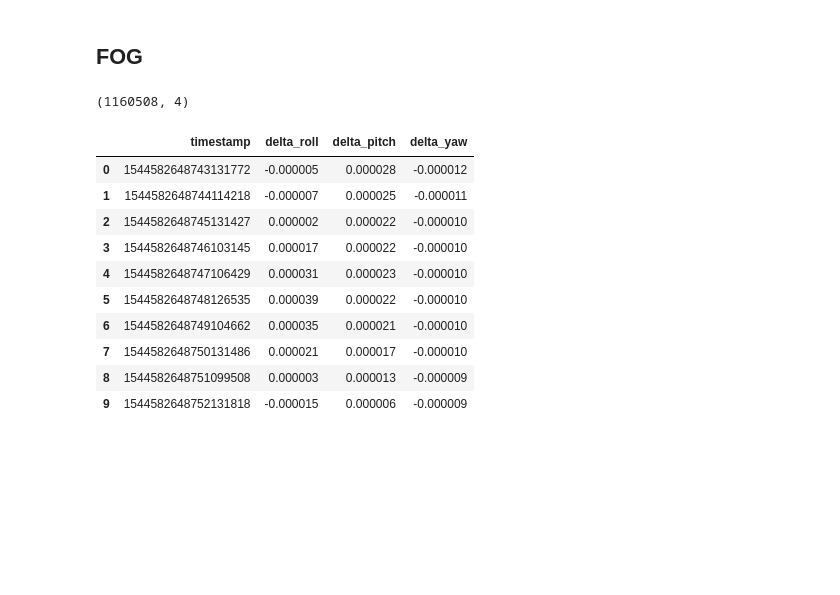
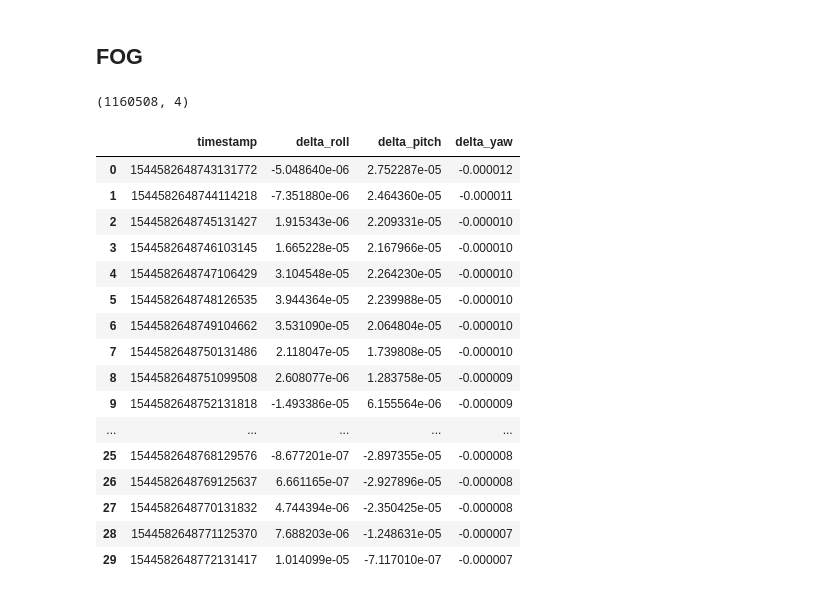
Before and after one commit to yifanwu2828/Particle-Filter-SLAM, a Jupyter notebook: code/data/exploreData.ipynb, the cells around one changed output. Cells and saved outputs as stored; diff of their text form; code cells hidden in the pictures; blank space fills up the shorter version.

```diff
--- a/code/data/exploreData.ipynb
+++ b/code/data/exploreData.ipynb
@@ -152,25 +162,32 @@ sum(new_df['distance_left']), sum(new_df['distance_right'])
 # %%
 '''
 FOG (Fiber Optic Gyro) extrinsic calibration parameter from vehicle
 RPY(roll/pitch/yaw = XYZ extrinsic, degree), R(rotation matrix), T(translation matrix, meter)
 RPY: 0 0 0
 R: 1 0 0 0 1 0 0 0 1
 T: -0.335 -0.035 0.78
 
 * The sensor measurements are stored as [timestamp, delta roll, delta pitch, delta yaw] in radians.
 '''
+
 print(fog_data.shape)
-fog_data.head(10)
+fog_data.head(30)
 # %% [output]
 (1160508, 4)
 |  | timestamp | delta_roll | delta_pitch | delta_yaw |
-| 0 | 1544582648743131772 | -0.000005 | 0.000028 | -0.000012 |
-| 1 | 1544582648744114218 | -0.000007 | 0.000025 | -0.000011 |
-| 2 | 1544582648745131427 | 0.000002 | 0.000022 | -0.000010 |
-| 3 | 1544582648746103145 | 0.000017 | 0.000022 | -0.000010 |
-| 4 | 1544582648747106429 | 0.000031 | 0.000023 | -0.000010 |
-| 5 | 1544582648748126535 | 0.000039 | 0.000022 | -0.000010 |
-| 6 | 1544582648749104662 | 0.000035 | 0.000021 | -0.000010 |
-| 7 | 1544582648750131486 | 0.000021 | 0.000017 | -0.000010 |
-| 8 | 1544582648751099508 | 0.000003 | 0.000013 | -0.000009 |
-| 9 | 1544582648752131818 | -0.000015 | 0.000006 | -0.000009 |
+| 0 | 1544582648743131772 | -5.048640e-06 | 2.752287e-05 | -0.000012 |
+| 1 | 1544582648744114218 | -7.351880e-06 | 2.464360e-05 | -0.000011 |
+| 2 | 1544582648745131427 | 1.915343e-06 | 2.209331e-05 | -0.000010 |
+| 3 | 1544582648746103145 | 1.665228e-05 | 2.167966e-05 | -0.000010 |
+| 4 | 1544582648747106429 | 3.104548e-05 | 2.264230e-05 | -0.000010 |
+| 5 | 1544582648748126535 | 3.944364e-05 | 2.239988e-05 | -0.000010 |
+| 6 | 1544582648749104662 | 3.531090e-05 | 2.064804e-05 | -0.000010 |
+| 7 | 1544582648750131486 | 2.118047e-05 | 1.739808e-05 | -0.000010 |
+| 8 | 1544582648751099508 | 2.608077e-06 | 1.283758e-05 | -0.000009 |
+| 9 | 1544582648752131818 | -1.493386e-05 | 6.155564e-06 | -0.000009 |
+| ... | ... | ... | ... | ... |
+| 25 | 1544582648768129576 | -8.677201e-07 | -2.897355e-05 | -0.000008 |
+| 26 | 1544582648769125637 | 6.661165e-07 | -2.927896e-05 | -0.000008 |
+| 27 | 1544582648770131832 | 4.744394e-06 | -2.350425e-05 | -0.000008 |
+| 28 | 1544582648771125370 | 7.688203e-06 | -1.248631e-05 | -0.000007 |
+| 29 | 1544582648772131417 | 1.014099e-05 | -7.117010e-07 | -0.000007 |
```
Also changed, not shown: parts of 5 cells of this notebook, 1 other file.
